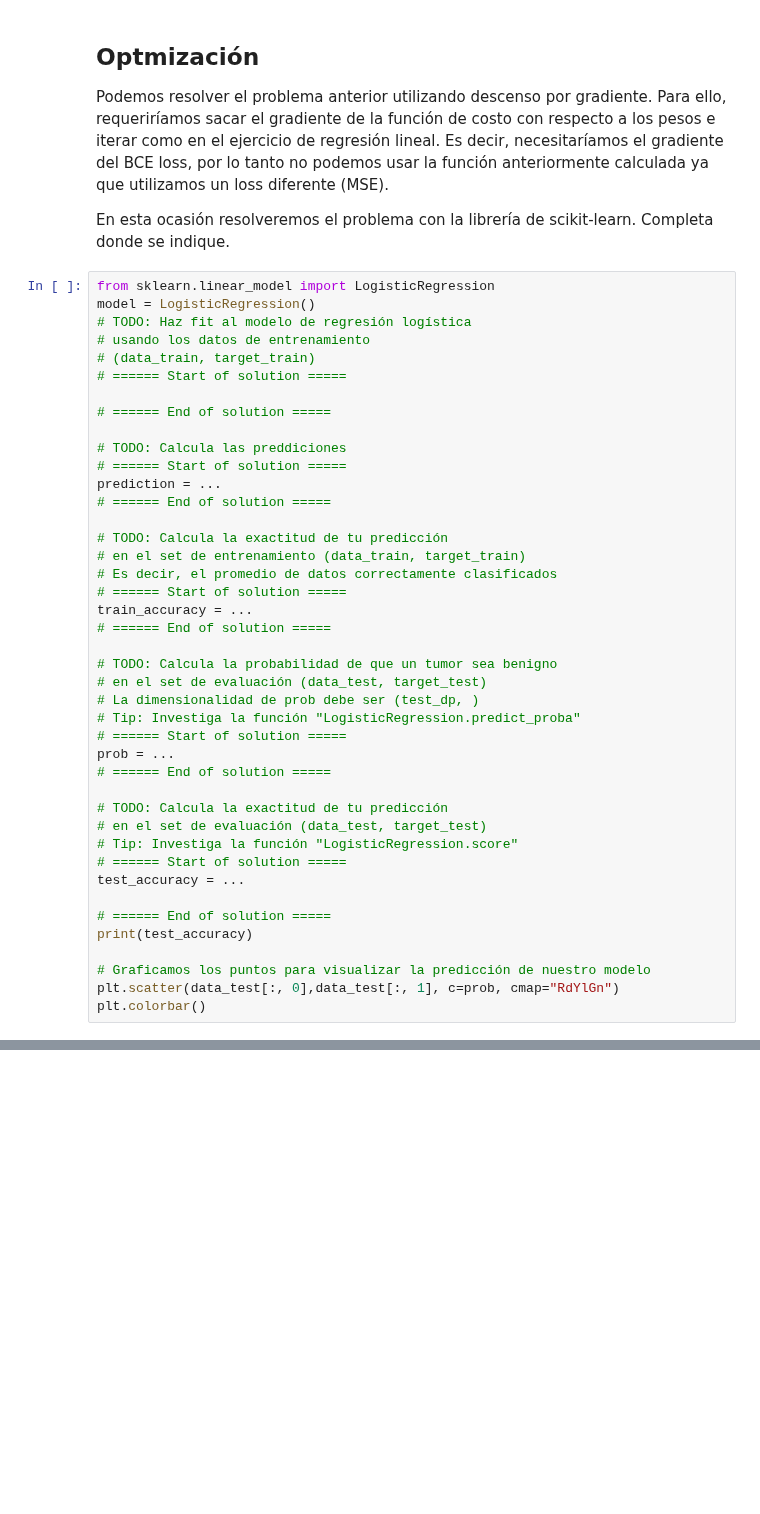
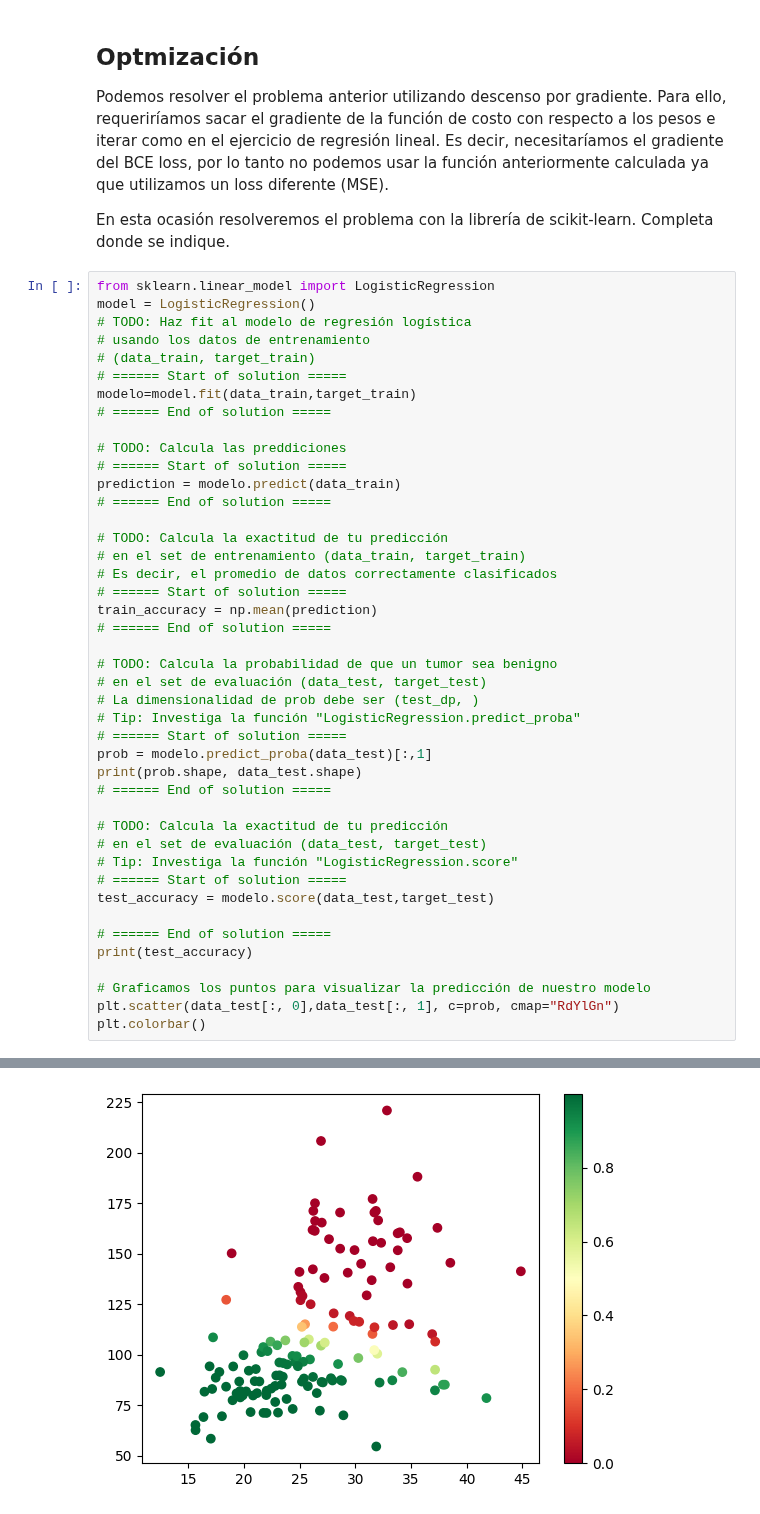
Before and after one commit to israelito123/SI24_LosCapybaros, a Jupyter notebook: src/si24/ejercicios/E04_logistic_reg/logistic_regression.ipynb, the cells around one changed output, grey strips where cells are left out. Saved outputs shown, nothing was run; the diff lists cells and outputs as text; blank space fills up the shorter version.

```diff
--- a/src/si24/ejercicios/E04_logistic_reg/logistic_regression.ipynb
+++ b/src/si24/ejercicios/E04_logistic_reg/logistic_regression.ipynb
@@ -207,19 +234,19 @@ model = LogisticRegression()
 # usando los datos de entrenamiento
 # (data_train, target_train)
 # ====== Start of solution =====
-
+modelo=model.fit(data_train,target_train)
 # ====== End of solution =====
 
 # TODO: Calcula las preddiciones
 # ====== Start of solution =====
-prediction = ...
+prediction = modelo.predict(data_train)
 # ====== End of solution =====
 
 # TODO: Calcula la exactitud de tu predicción
 # en el set de entrenamiento (data_train, target_train)
 # Es decir, el promedio de datos correctamente clasificados
 # ====== Start of solution =====
-train_accuracy = ...
+train_accuracy = np.mean(prediction)
 # ====== End of solution =====
 
 # TODO: Calcula la probabilidad de que un tumor sea benigno
@@ -227,14 +254,15 @@ train_accuracy = ...
 # La dimensionalidad de prob debe ser (test_dp, )
 # Tip: Investiga la función "LogisticRegression.predict_proba"
 # ====== Start of solution =====
-prob = ...
+prob = modelo.predict_proba(data_test)[:,1]
+print(prob.shape, data_test.shape)
 # ====== End of solution =====
 
 # TODO: Calcula la exactitud de tu predicción
 # en el set de evaluación (data_test, target_test)
 # Tip: Investiga la función "LogisticRegression.score"
 # ====== Start of solution =====
-test_accuracy = ...
+test_accuracy = modelo.score(data_test,target_test)
 
 # ====== End of solution =====
 print(test_accuracy)
@@ -242,3 +270,4 @@ print(test_accuracy)
 # Graficamos los puntos para visualizar la predicción de nuestro modelo
 plt.scatter(data_test[:, 0],data_test[:, 1], c=prob, cmap="RdYlGn")
 plt.colorbar()
+# %% [output]
@@ -245,3 +277,4 @@ plt.colorbar()
+[figure, added]
 # %% [markdown]
 En la celda anterior, calculamos una predicción para cada punto de evaluación. Específicamente, el color de cada punto indica una probabilidad de que el tumor correspondiente sea benigno.
 <b>TODO: Contesta las siguientes preguntas</b>
```
Also changed, not shown: parts of 6 cells of this notebook, 1 other file.
